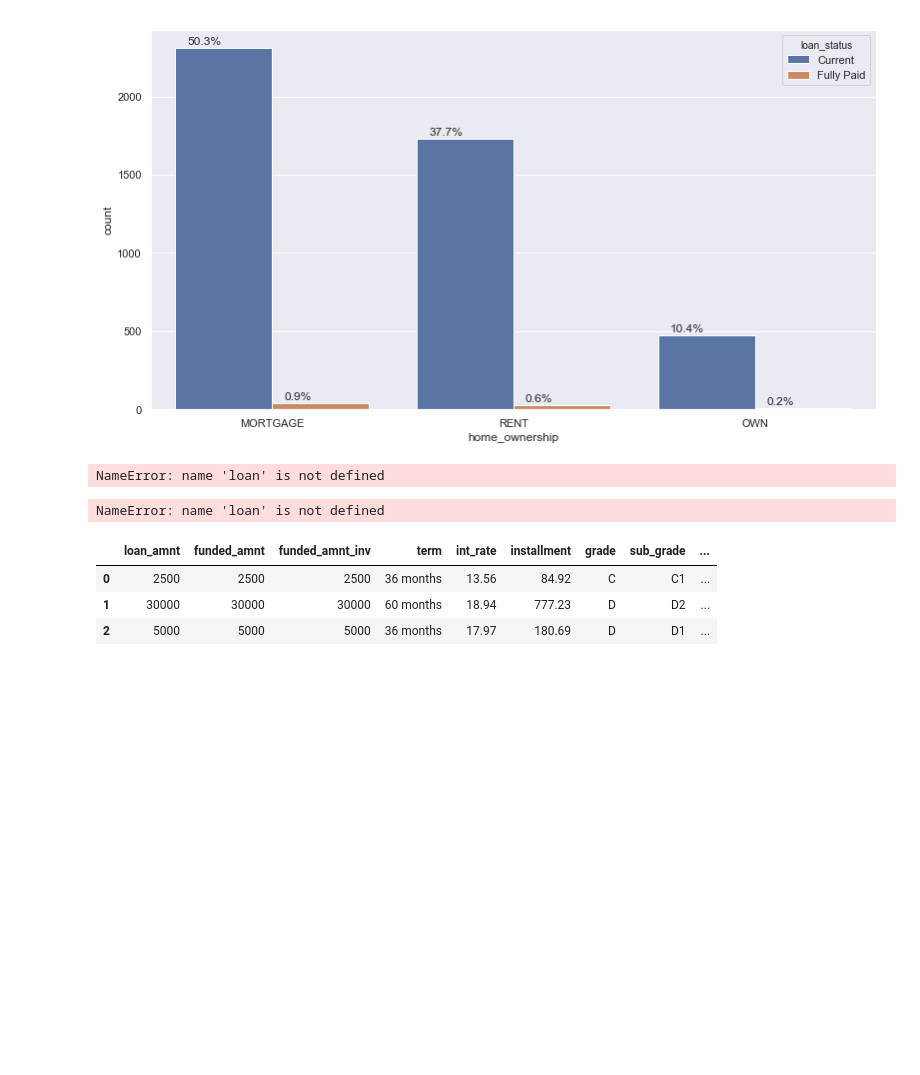
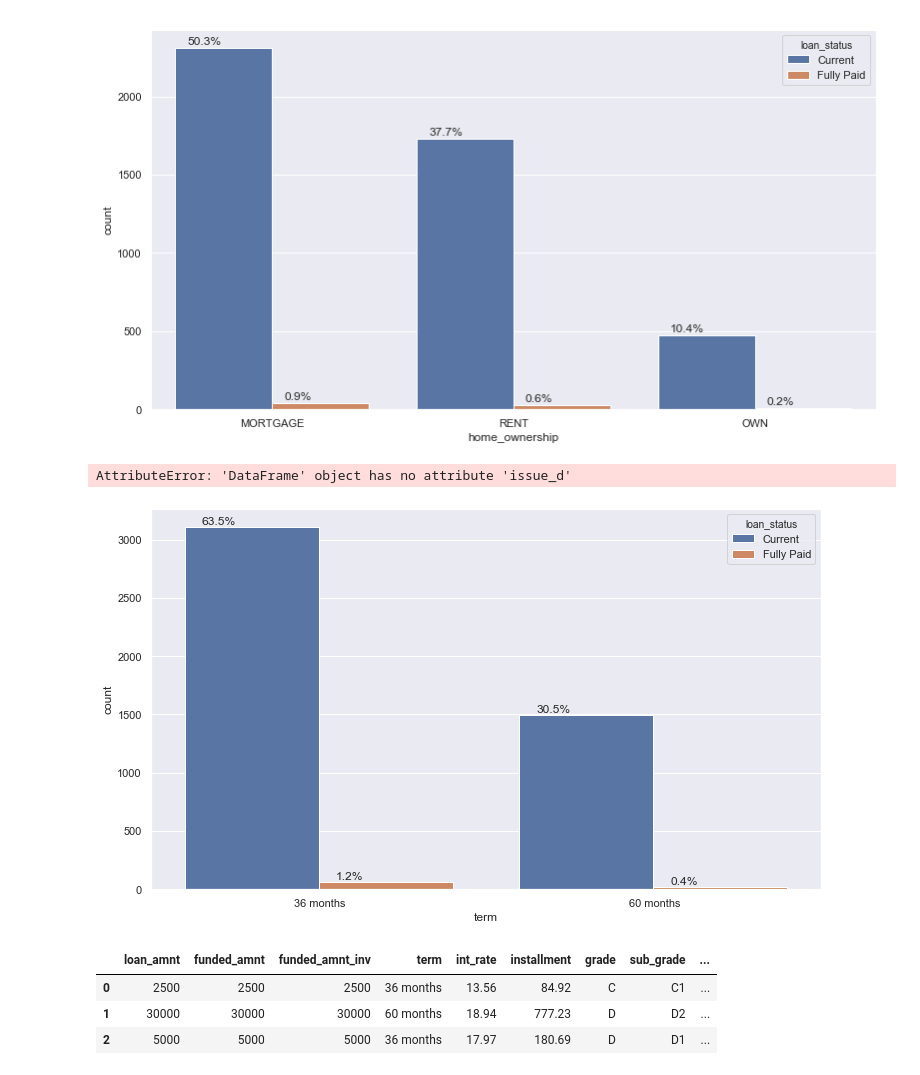
Before and after one commit to rahuluppuluri/Loan-Data-Analysis, a Jupyter notebook: loan_data_analysis.ipynb, the cells around one changed output. Drawn from its saved outputs; the diff is of its cells as text; code cells hidden in the pictures; blank space fills up the shorter version.

```diff
--- a/loan_data_analysis.ipynb
+++ b/loan_data_analysis.ipynb
@@ -263,17 +256,17 @@ univariate(df=df,col='home_ownership',vartype=1,hue='loan_status')
 # %% [output]
 [figure]
 # %%
-year_wise =loan.groupby(by= [loan.issue_year])[['loan_status']].count()
+year_wise =df.groupby(by= [loan.issue_d])[['loan_status']].count()
 year_wise.rename(columns={"loan_status": "count"},inplace=True)
 ax =year_wise.plot(figsize=(20,8))
 year_wise.plot(kind='bar',figsize=(20,8),ax = ax)
 plt.show()
 # %% [output]
-NameError: name 'loan' is not defined
+AttributeError: 'DataFrame' object has no attribute 'issue_d'
 # %%
-univariate(df=loan,col='term',vartype=1,hue='loan_status')
+univariate(df=df,col='term',vartype=1,hue='loan_status')
 # %% [output]
-NameError: name 'loan' is not defined
+[figure, added]
 # %%
 df.head(3)
 # %% [output]
```
Also changed, not shown: parts of 13 cells of this notebook.
